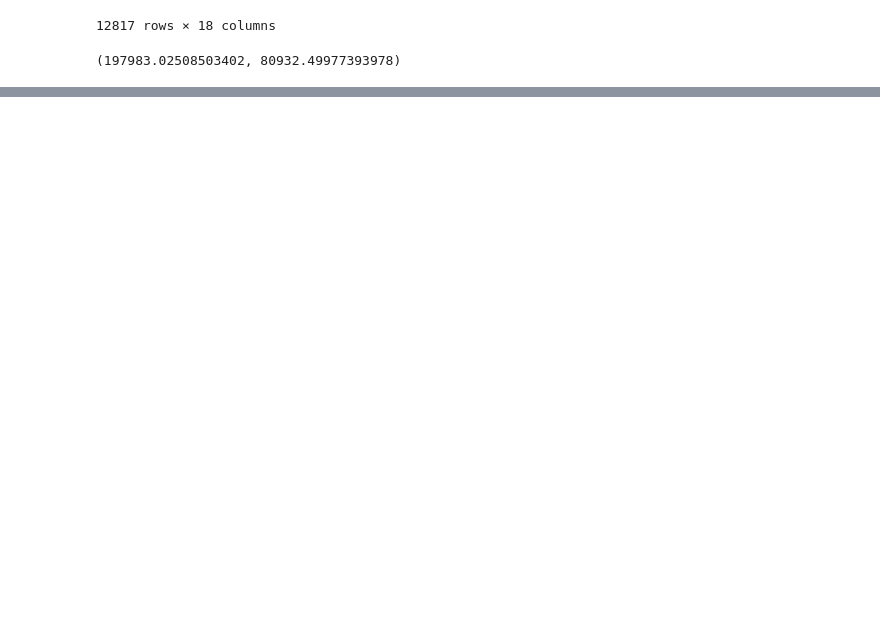
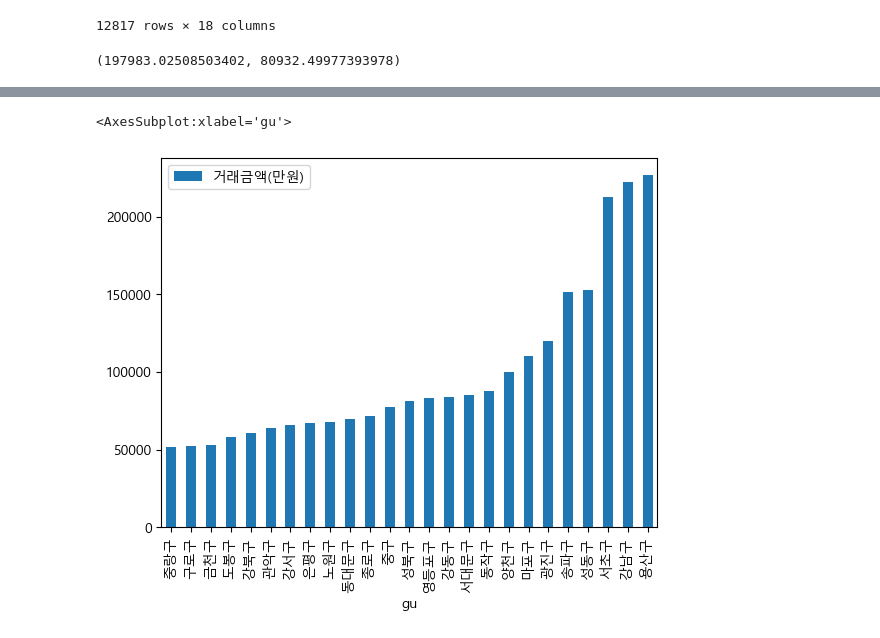
Before and after one commit to KimYounghwan/seongsu_neo_bns, a Jupyter notebook: 아파트 실거래가 분석.ipynb, the cells around one changed output, grey strips where cells are left out. Saved outputs shown, nothing was run; the diff lists cells and outputs as text; code cells hidden in the pictures; blank space fills up the shorter version.

```diff
--- a/아파트 실거래가 분석.ipynb
+++ b/아파트 실거래가 분석.ipynb
@@ -121,0 +176,7 @@ bidx = apt_trading["gu"].isin(["강남구","서초구","송파구"])
+# %%
+# 데이터 프레임의 시각화
+거래금액평균 = apt_trading.groupby("gu")[ ["거래금액(만원)"] ].mean().sort_values("거래금액(만원)") # 데이터프레임
+거래금액평균.plot.bar()
+# %% [output]
+<AxesSubplot:xlabel='gu'>
+[figure, added]
```
Also changed, not shown: parts of 4 cells of this notebook, 1 other file.
